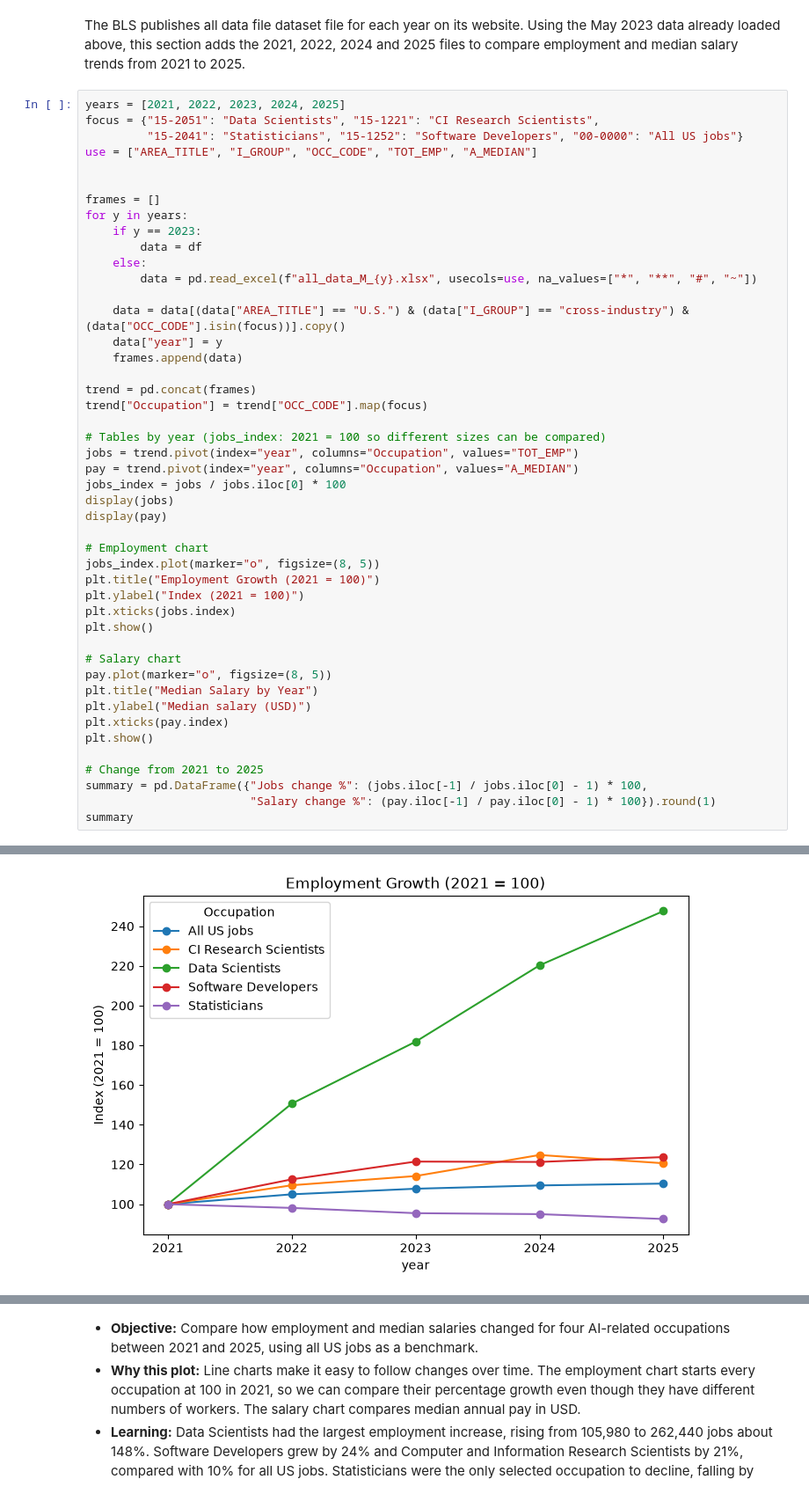
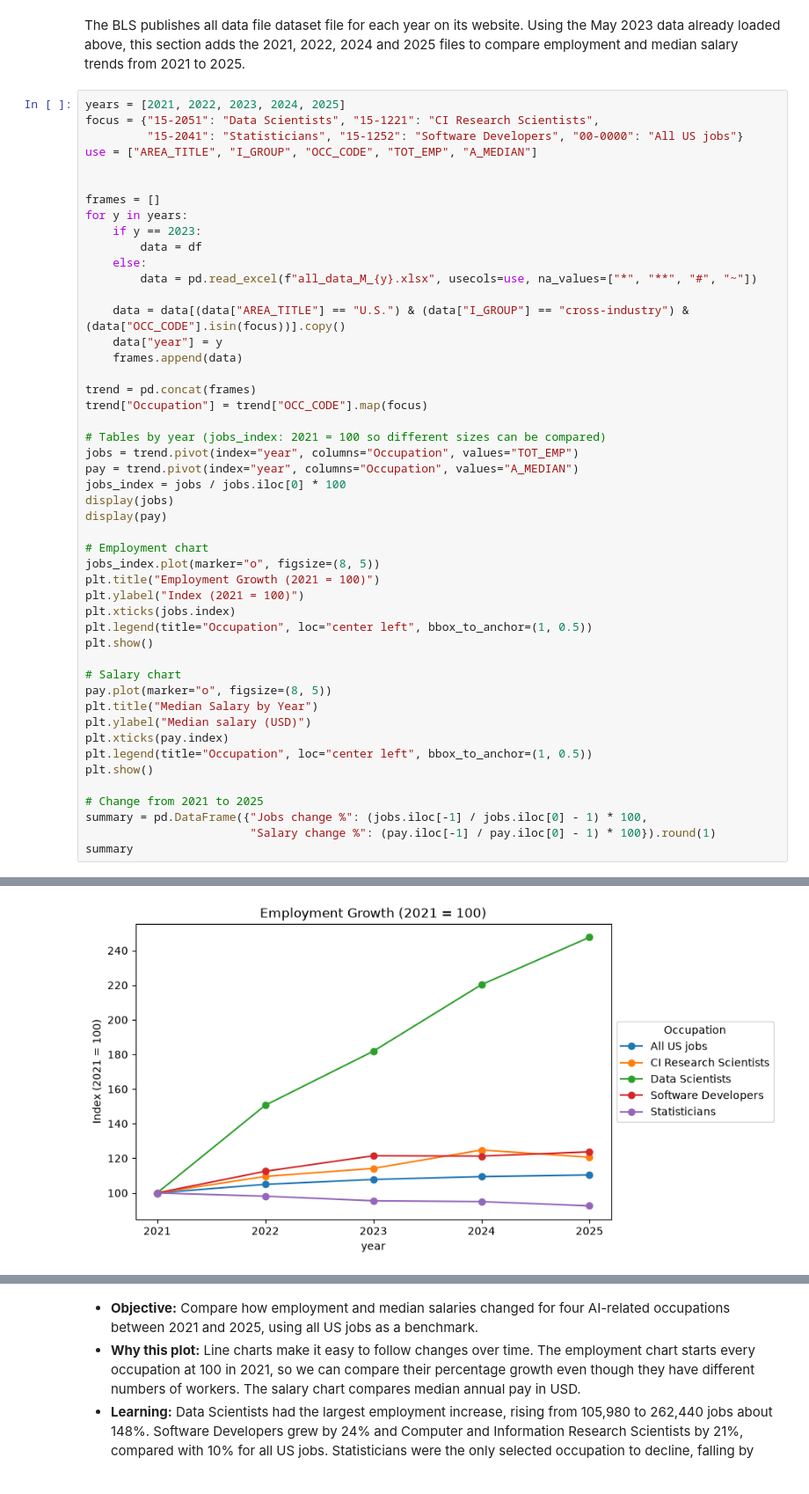
Before and after one commit to 2024658/Data_Visualisation_CA1, a Jupyter notebook: employment_analysis.ipynb, the cells around one changed output, grey strips where cells are left out. Shown at 88% size. Cells and saved outputs as stored; diff of their text form.

Commit message:
Moved challenge chart legends outside the plots

```diff
--- a/employment_analysis.ipynb
+++ b/employment_analysis.ipynb
@@ -235,32 +235,34 @@ jobs_index.plot(marker="o", figsize=(8, 5))
 plt.title("Employment Growth (2021 = 100)")
 plt.ylabel("Index (2021 = 100)")
 plt.xticks(jobs.index)
+plt.legend(title="Occupation", loc="center left", bbox_to_anchor=(1, 0.5))
 plt.show()
 
 # Salary chart
 pay.plot(marker="o", figsize=(8, 5))
 plt.title("Median Salary by Year")
 plt.ylabel("Median salary (USD)")
 plt.xticks(pay.index)
+plt.legend(title="Occupation", loc="center left", bbox_to_anchor=(1, 0.5))
 plt.show()
 
 # Change from 2021 to 2025
 summary = pd.DataFrame({"Jobs change %": (jobs.iloc[-1] / jobs.iloc[0] - 1) * 100,
                         "Salary change %": (pay.iloc[-1] / pay.iloc[0] - 1) * 100}).round(1)
 summary
 # %% [output]
 | Occupation | All US jobs | CI Research Scientists | Data Scientists | Software Developers | Statisticians |
 | year |  |  |  |  |  |
 | 2021 | 140886310.0 | 30840.0 | 105980.0 | 1364180.0 | 31370.0 |
 | 2022 | 147886000.0 | 33780.0 | 159630.0 | 1534790.0 | 30780.0 |
 | 2023 | 151853870.0 | 35210.0 | 192710.0 | 1656880.0 | 29950.0 |
 | 2024 | 154187380.0 | 38480.0 | 233440.0 | 1654440.0 | 29800.0 |
 | 2025 | 155495730.0 | 37200.0 | 262440.0 | 1687890.0 | 29030.0 |
 | Occupation | All US jobs | CI Research Scientists | Data Scientists | Software Developers | Statisticians |
 | year |  |  |  |  |  |
 | 2021 | 45760.0 | 131490.0 | 100910.0 | 120730.0 | 95570.0 |
 | 2022 | 46310.0 | 136620.0 | 103500.0 | 127260.0 | 98920.0 |
 | 2023 | 48060.0 | 145080.0 | 108020.0 | 132270.0 | 104110.0 |
 | 2024 | 49500.0 | 140910.0 | 112590.0 | 133080.0 | 103300.0 |
 | 2025 | 50980.0 | 140300.0 | 120230.0 | 135980.0 | 105650.0 |
-[figure, old version]
+[figure, new version]
```
Also changed, not shown: parts of 1 cell of this notebook.
